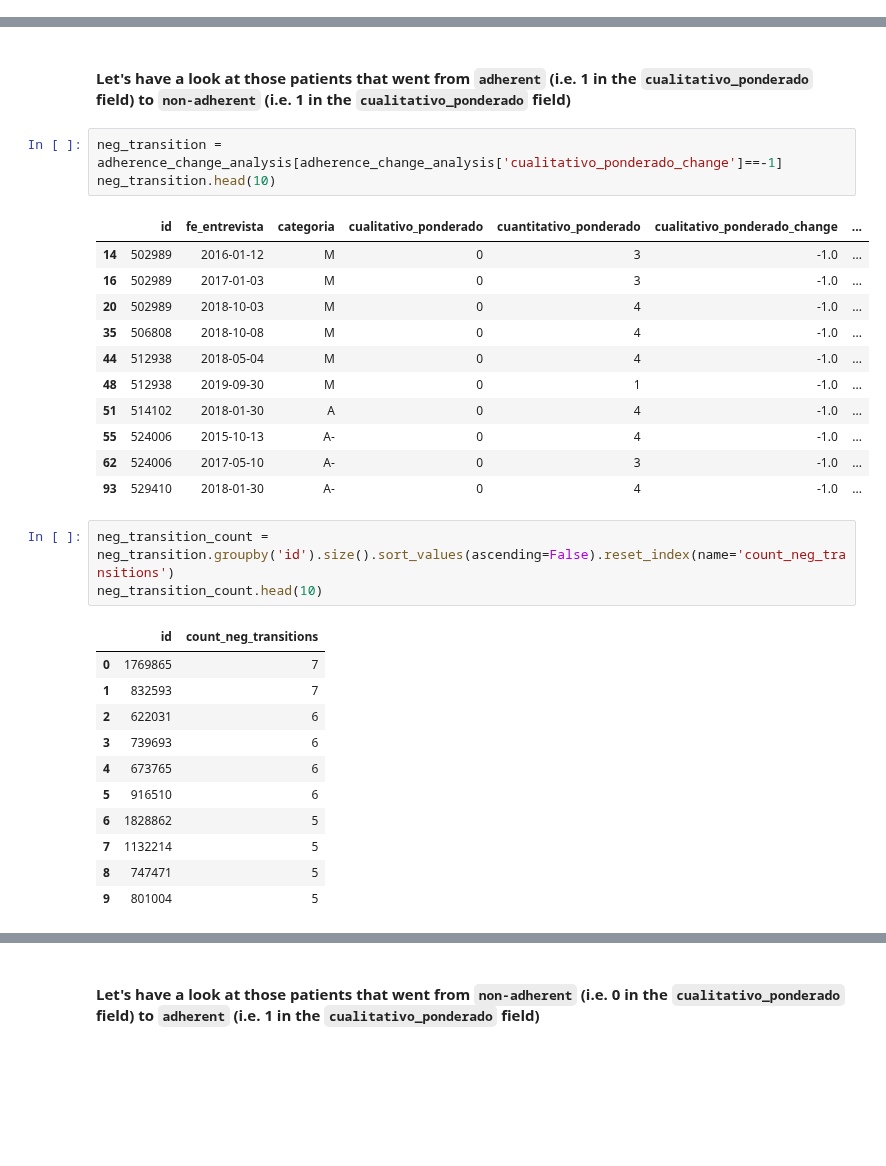
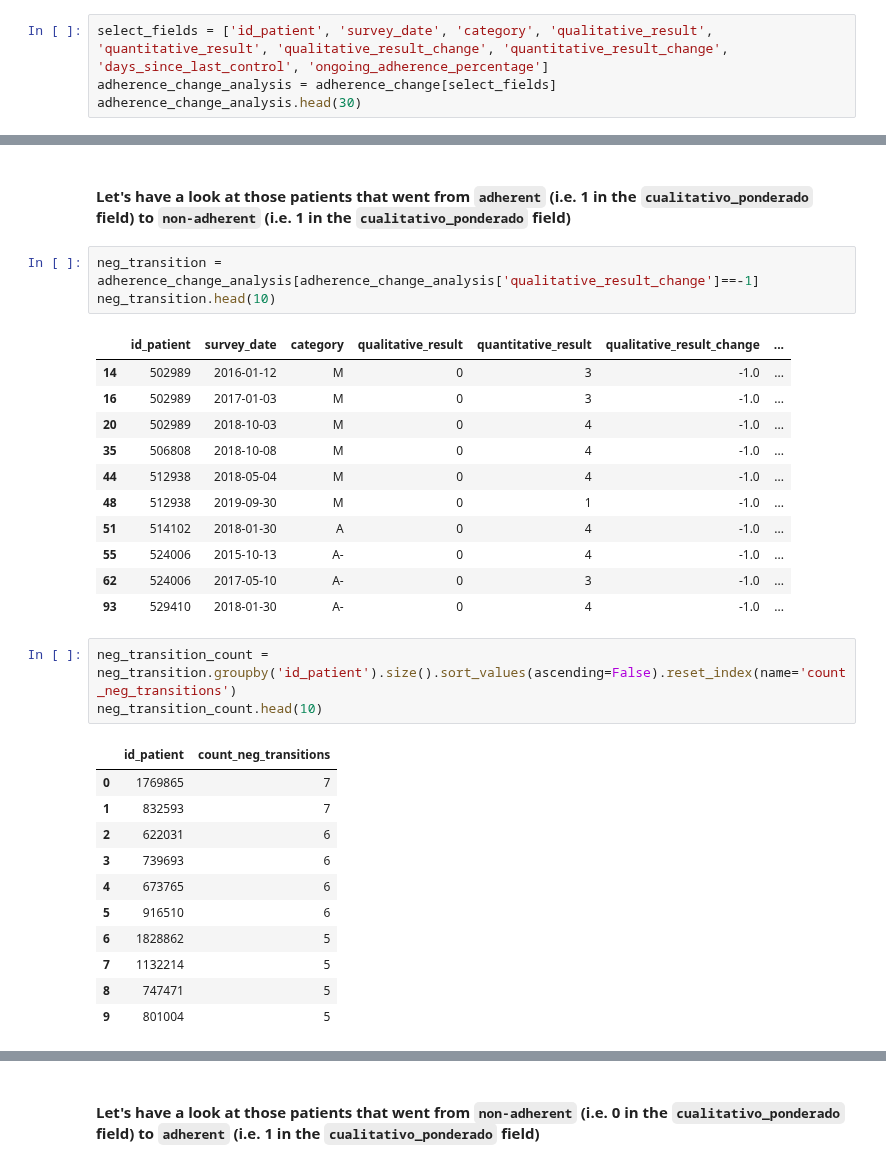
Before and after one commit to DS4A-T22/exploratory_data_analysis, a Jupyter notebook: EDA-FR_Adherence_01.ipynb, the cells around one changed output, grey strips where cells are left out. Saved outputs shown, nothing was run; the diff lists cells and outputs as text; blank space fills up the shorter version.

```diff
--- a/EDA-FR_Adherence_01.ipynb
+++ b/EDA-FR_Adherence_01.ipynb
@@ -265,0 +248,4 @@ adherence_change_analysis.head(30)
+# %%
+select_fields = ['id_patient', 'survey_date', 'category', 'qualitative_result', 'quantitative_result', 'qualitative_result_change', 'quantitative_result_change', 'days_since_last_control', 'ongoing_adherence_percentage']
+adherence_change_analysis = adherence_change[select_fields]
+adherence_change_analysis.head(30)
@@ -286,10 +290,10 @@ Text(0.5,1,'Porcentage de adherencia historico promedio por mes')
 # %% [markdown]
 #### Let's have a look at those patients that went from `adherent` (i.e. 1 in the `cualitativo_ponderado` field) to `non-adherent` (i.e. 1 in the `cualitativo_ponderado` field)
 # %%
-neg_transition = adherence_change_analysis[adherence_change_analysis['cualitativo_ponderado_change']==-1]
+neg_transition = adherence_change_analysis[adherence_change_analysis['qualitative_result_change']==-1]
 neg_transition.head(10)
 # %% [output]
-|  | id | fe_entrevista | categoria | cualitativo_ponderado | cuantitativo_ponderado | cualitativo_ponderado_change | ... |
+|  | id_patient | survey_date | category | qualitative_result | quantitative_result | qualitative_result_change | ... |
 | 14 | 502989 | 2016-01-12 | M | 0 | 3 | -1.0 | ... |
 | 16 | 502989 | 2017-01-03 | M | 0 | 3 | -1.0 | ... |
 | 20 | 502989 | 2018-10-03 | M | 0 | 4 | -1.0 | ... |
@@ -301,10 +305,10 @@ neg_transition.head(10)
 | 62 | 524006 | 2017-05-10 | A- | 0 | 3 | -1.0 | ... |
 | 93 | 529410 | 2018-01-30 | A- | 0 | 4 | -1.0 | ... |
 # %%
-neg_transition_count = neg_transition.groupby('id').size().sort_values(ascending=False).reset_index(name='count_neg_transitions')
+neg_transition_count = neg_transition.groupby('id_patient').size().sort_values(ascending=False).reset_index(name='count_neg_transitions')
 neg_transition_count.head(10)
 # %% [output]
-|  | id | count_neg_transitions |
+|  | id_patient | count_neg_transitions |
 | 0 | 1769865 | 7 |
 | 1 | 832593 | 7 |
 | 2 | 622031 | 6 |
```
Also changed, not shown: parts of 124 cells of this notebook, 1 other file.
